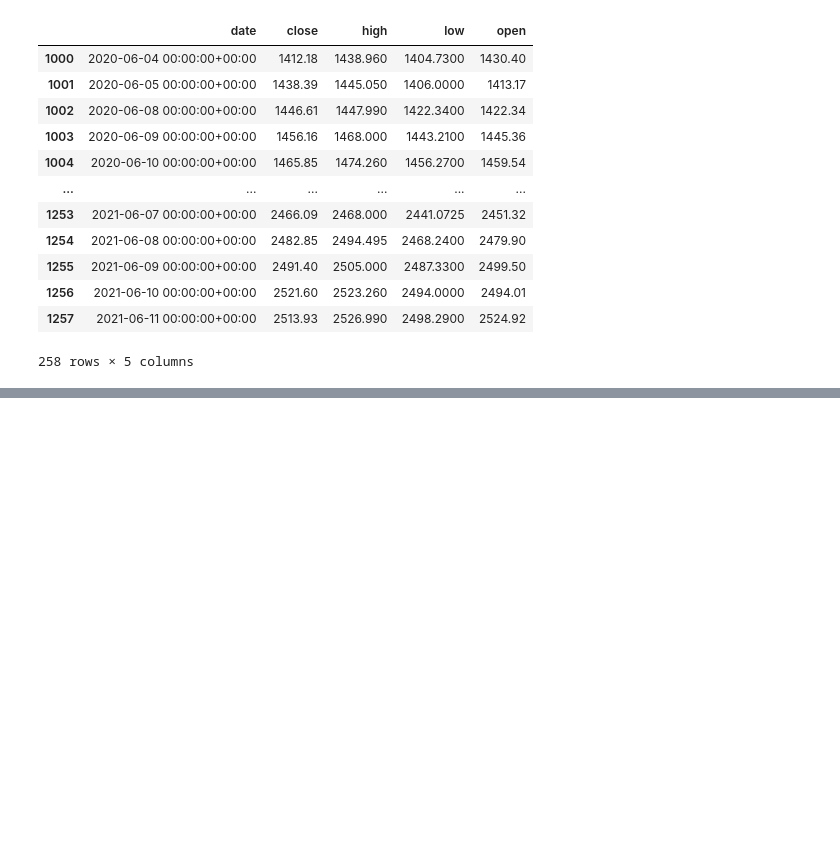
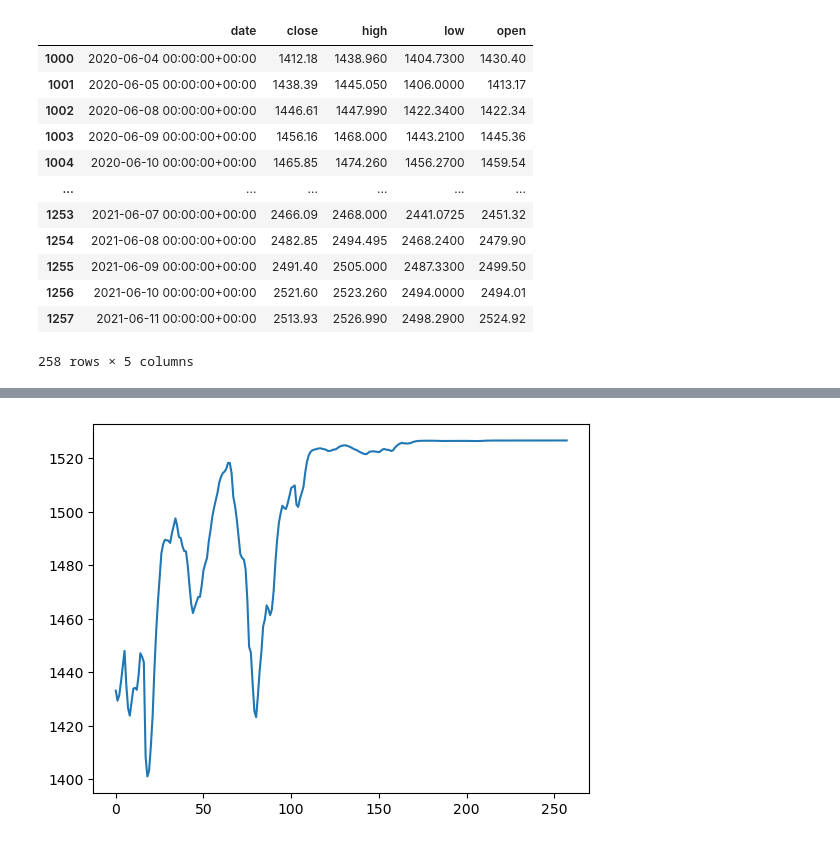
Before and after one commit to Graciele89/Integrated_CA, a Jupyter notebook: 2023346_Integrated_CA.ipynb, the cells around one changed output, grey strips where cells are left out. Drawn from its saved outputs; the diff is of its cells as text; code cells hidden in the pictures; blank space fills up the shorter version.

```diff
--- a/2023346_Integrated_CA.ipynb
+++ b/2023346_Integrated_CA.ipynb
@@ -194,6 +165,5 @@ for i in [True, True, False]:
 # %%
-# add the output layer for the RNN ,
-# as we want output a single value ['close'], we only need one dimensio, units = 1
-rnn.add(Dense(units = 1))
+# add the output layer(Dense) for the RNN, as we want output a single value ['close'], one dimension (units = 1)
+rnn.add(Dense(units = 1, activation='sigmoid'))     # the last layer we using sigmoid activation function which is the deffault one
 # %%
 rnn.compile(optimizer = 'adam', loss = 'mean_squared_error') #compile rnn
@@ -212,3 +244,3 @@ plt.plot(test)
 # %%
-unscaled_train_db = pd.read_csv('google_stock.csv')
+unscaled_train_db = pd.read_csv('training.csv') # import the datasets again as we cannot concat a dataset that was applied feature scaling
 unscaled_test_db = pd.read_csv('testing_df.csv')
@@ -222,2 +259,0 @@ x_test = np.reshape(x_test, (-1, 1))
-# %%
-x_test = scaler.transform(x_test)
@@ -224,3 +264,5 @@ x_test = scaler.transform(x_test)
+# %%
+x_test = data_scaler.transform(x_test)  # scales from 0 to 1 the data
 # %%
 final_x_test = []
 for i in range(40, len(x_test)):
@@ -236,4 +283,7 @@ plt.plot(predicting_data)
 # %%
-unscaled_prediction = scaler.inverse_transform(predicting_data)
-plt.plot(unscaled_predictions)
+unscaled_prediction = data_scaler.inverse_transform(predicting_data)
+plt.plot(unscaled_prediction)
+plt.show()
+# %% [output]
+[figure, added]
 # %%
```
Also changed, not shown: parts of 68 cells of this notebook.
